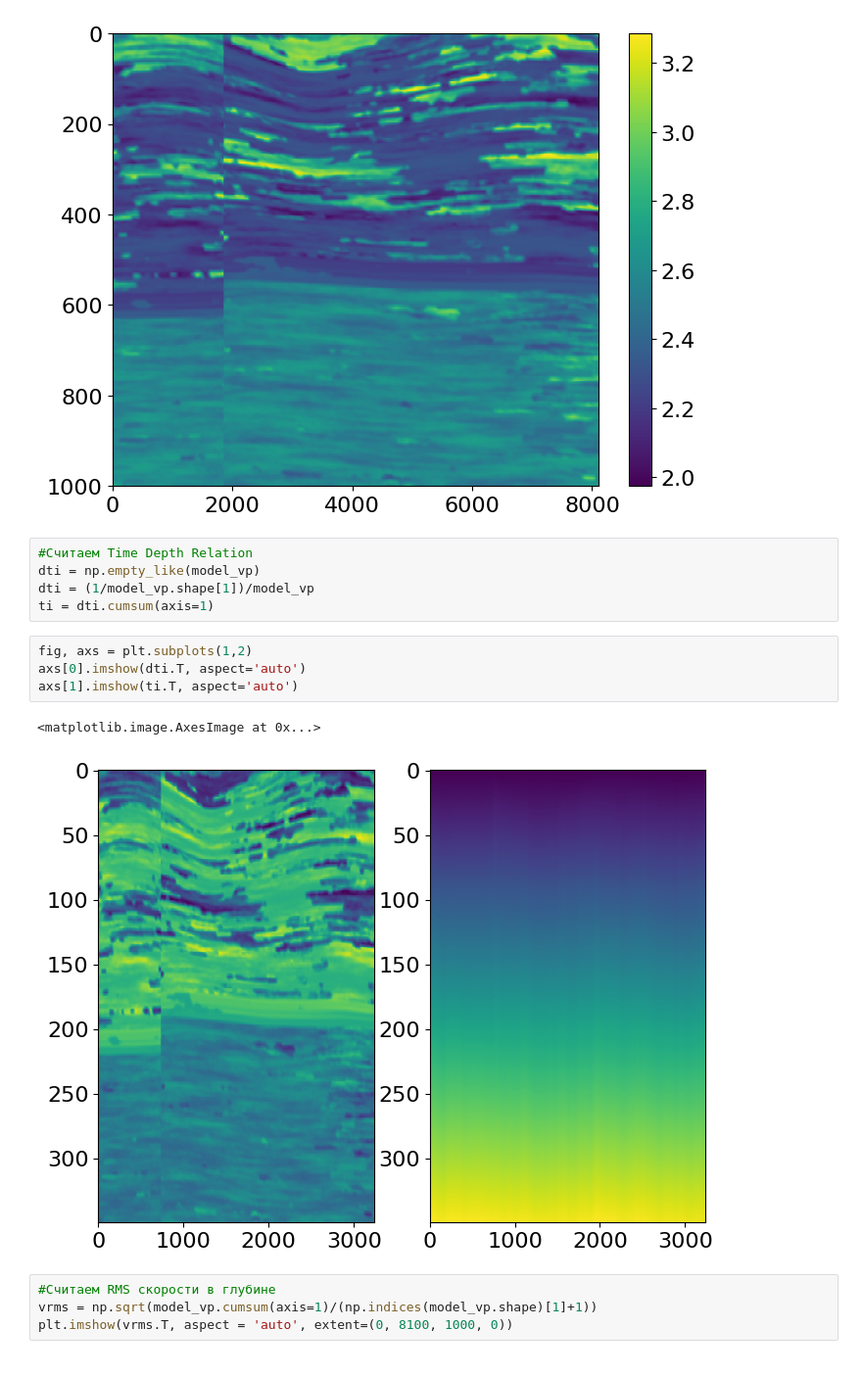
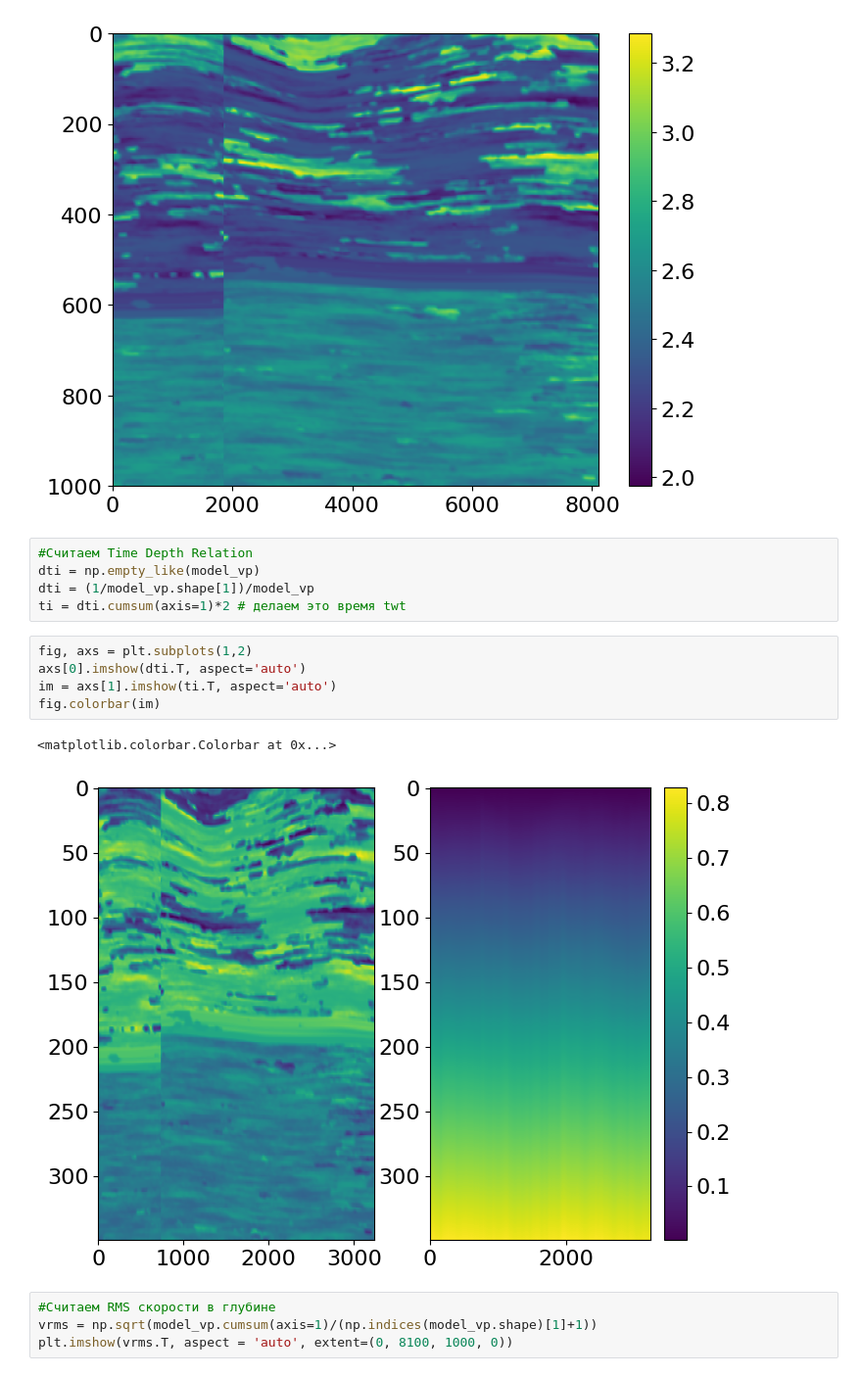
Before and after one commit to spaceswimmer/Migr_Lib, a Jupyter notebook: Modeling Presentation.ipynb, the cells around one changed output. Shown at 98% size. Cells and saved outputs as stored; diff of their text form.

```diff
--- a/Modeling Presentation.ipynb
+++ b/Modeling Presentation.ipynb
@@ -135,14 +135,15 @@ plt.colorbar()
 #Считаем Time Depth Relation
 dti = np.empty_like(model_vp)
 dti = (1/model_vp.shape[1])/model_vp
-ti = dti.cumsum(axis=1)
+ti = dti.cumsum(axis=1)*2 # делаем это время twt
 # %%
 fig, axs = plt.subplots(1,2)
 axs[0].imshow(dti.T, aspect='auto')
-axs[1].imshow(ti.T, aspect='auto')
+im = axs[1].imshow(ti.T, aspect='auto')
+fig.colorbar(im)
 # %% [output]
-<matplotlib.image.AxesImage at 0x...>
+<matplotlib.colorbar.Colorbar at 0x...>
-[figure, old version]
+[figure, new version]
 # %%
 #Считаем RMS скорости в глубине
 vrms = np.sqrt(model_vp.cumsum(axis=1)/(np.indices(model_vp.shape)[1]+1))
```
Also changed, not shown: parts of 13 cells of this notebook, 1 other file.
